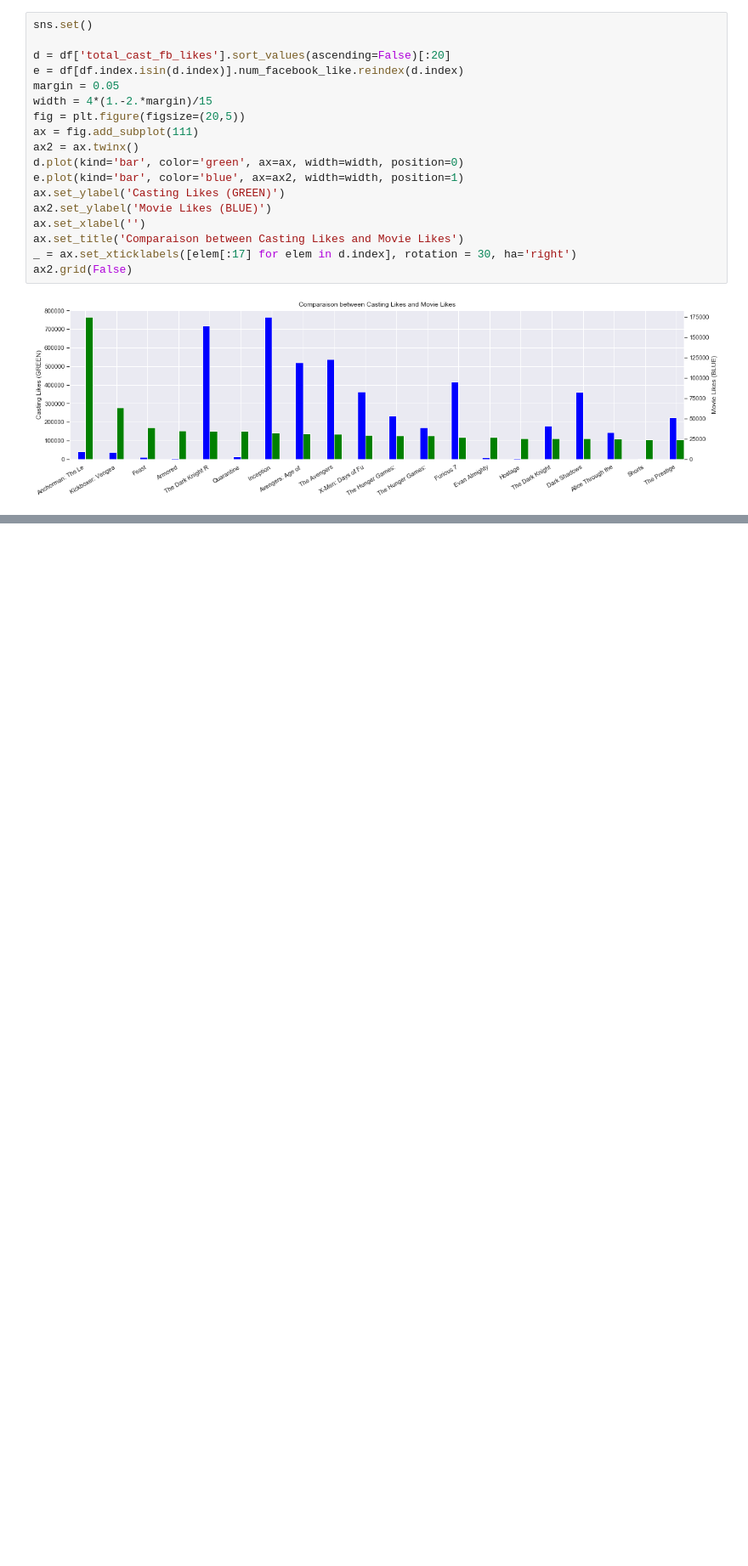
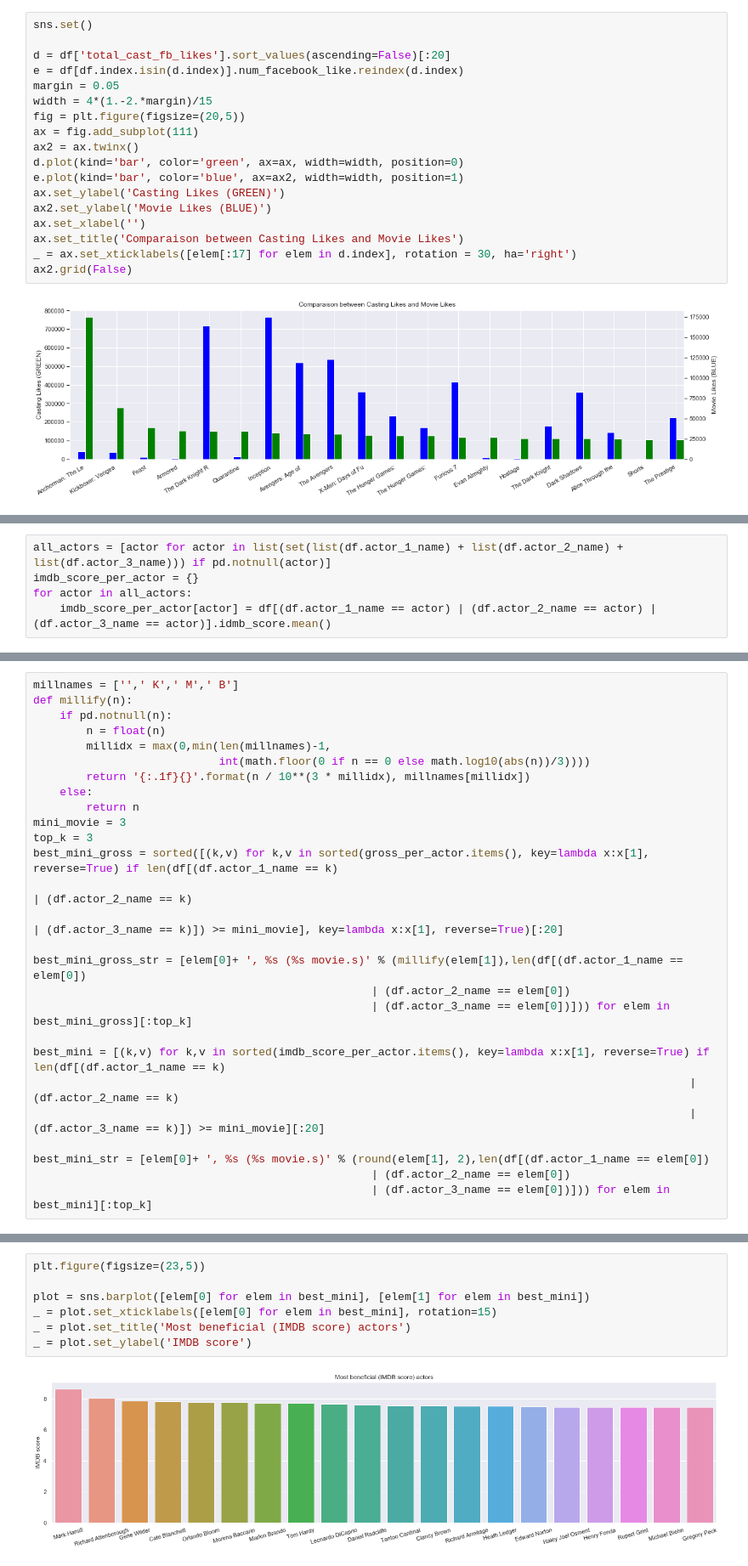
Before and after one commit to zouzarf/eda-imdbscore, a Jupyter notebook: EDA.ipynb, the cells around one changed output, grey strips where cells are left out. Shown at 85% size. Saved outputs shown, nothing was run; the diff lists cells and outputs as text; blank space fills up the shorter version.

```diff
--- a/EDA.ipynb
+++ b/EDA.ipynb
@@ -131,0 +134,5 @@ ax2.grid(False)
+# %%
+all_actors = [actor for actor in list(set(list(df.actor_1_name) + list(df.actor_2_name) + list(df.actor_3_name))) if pd.notnull(actor)]
+imdb_score_per_actor = {}
+for actor in all_actors:
+    imdb_score_per_actor[actor] = df[(df.actor_1_name == actor) | (df.actor_2_name == actor) | (df.actor_3_name == actor)].idmb_score.mean()
@@ -131,0 +143,27 @@ ax2.grid(False)
+# %%
+millnames = ['',' K',' M',' B']
+def millify(n):
+    if pd.notnull(n):
+        n = float(n)
+        millidx = max(0,min(len(millnames)-1,
+                            int(math.floor(0 if n == 0 else math.log10(abs(n))/3))))
+        return '{:.1f}{}'.format(n / 10**(3 * millidx), millnames[millidx])
+    else:
+        return n
+mini_movie = 3
+top_k = 3
+best_mini_gross = sorted([(k,v) for k,v in sorted(gross_per_actor.items(), key=lambda x:x[1], reverse=True) if len(df[(df.actor_1_name == k)
+                                                                                                           | (df.actor_2_name == k)
+                                                                                                           | (df.actor_3_name == k)]) >= mini_movie], key=lambda x:x[1], reverse=True)[:20]
+
+best_mini_gross_str = [elem[0]+ ', %s (%s movie.s)' % (millify(elem[1]),len(df[(df.actor_1_name == elem[0])
+                                                   | (df.actor_2_name == elem[0])
+                                                   | (df.actor_3_name == elem[0])])) for elem in best_mini_gross][:top_k]
+
+best_mini = [(k,v) for k,v in sorted(imdb_score_per_actor.items(), key=lambda x:x[1], reverse=True) if len(df[(df.actor_1_name == k)
+                                                                                                   | (df.actor_2_name == k)
+                                                                                                   | (df.actor_3_name == k)]) >= mini_movie][:20]
+
+best_mini_str = [elem[0]+ ', %s (%s movie.s)' % (round(elem[1], 2),len(df[(df.actor_1_name == elem[0])
+                                                   | (df.actor_2_name == elem[0])
+                                                   | (df.actor_3_name == elem[0])])) for elem in best_mini][:top_k]
@@ -131,0 +186,9 @@ ax2.grid(False)
+# %%
+plt.figure(figsize=(23,5))
+
+plot = sns.barplot([elem[0] for elem in best_mini], [elem[1] for elem in best_mini])
+_ = plot.set_xticklabels([elem[0] for elem in best_mini], rotation=15)
+_ = plot.set_title('Most beneficial (IMDB score) actors')
+_ = plot.set_ylabel('IMDB score')
+# %% [output]
+[figure, added]
```
Also changed, not shown: parts of 6 cells of this notebook, 1 other file.
